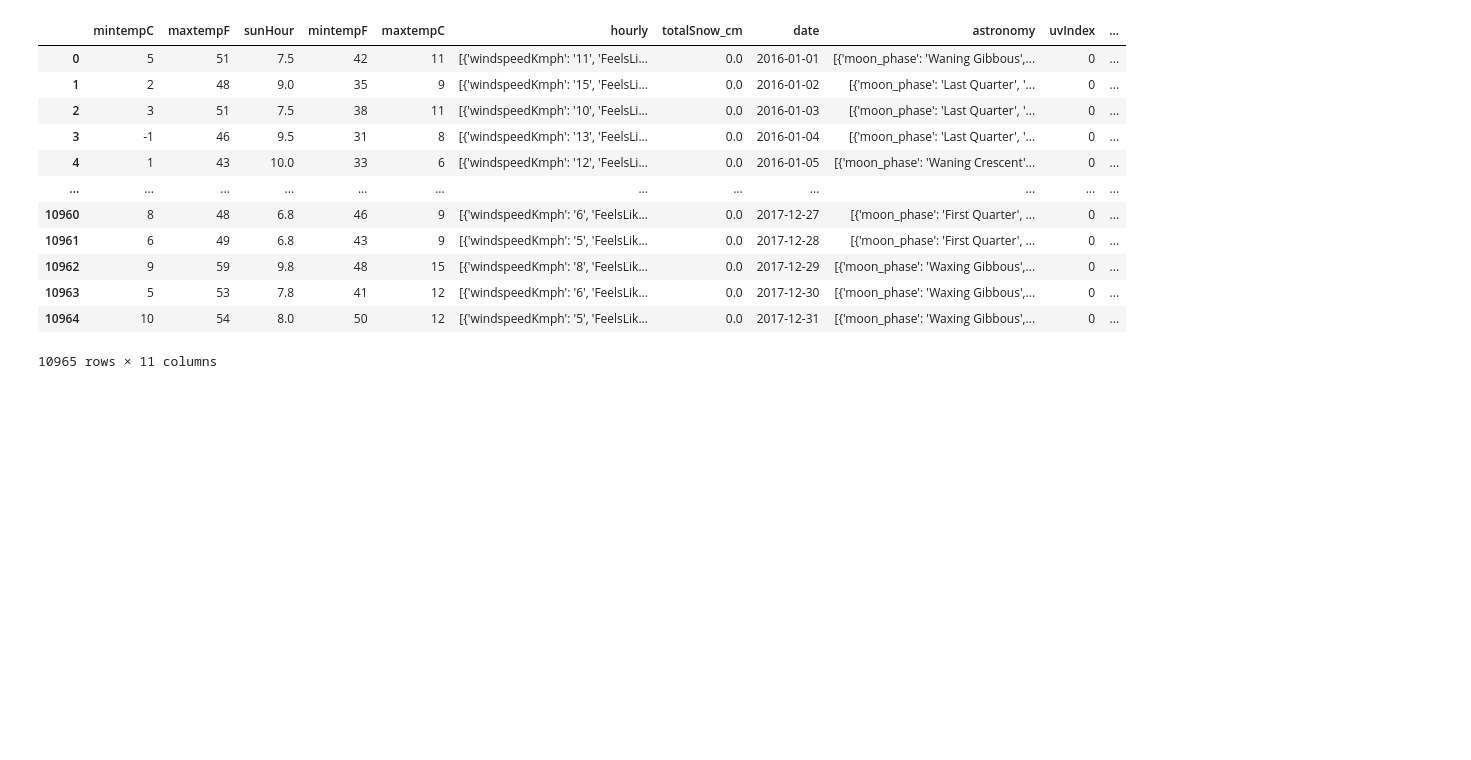
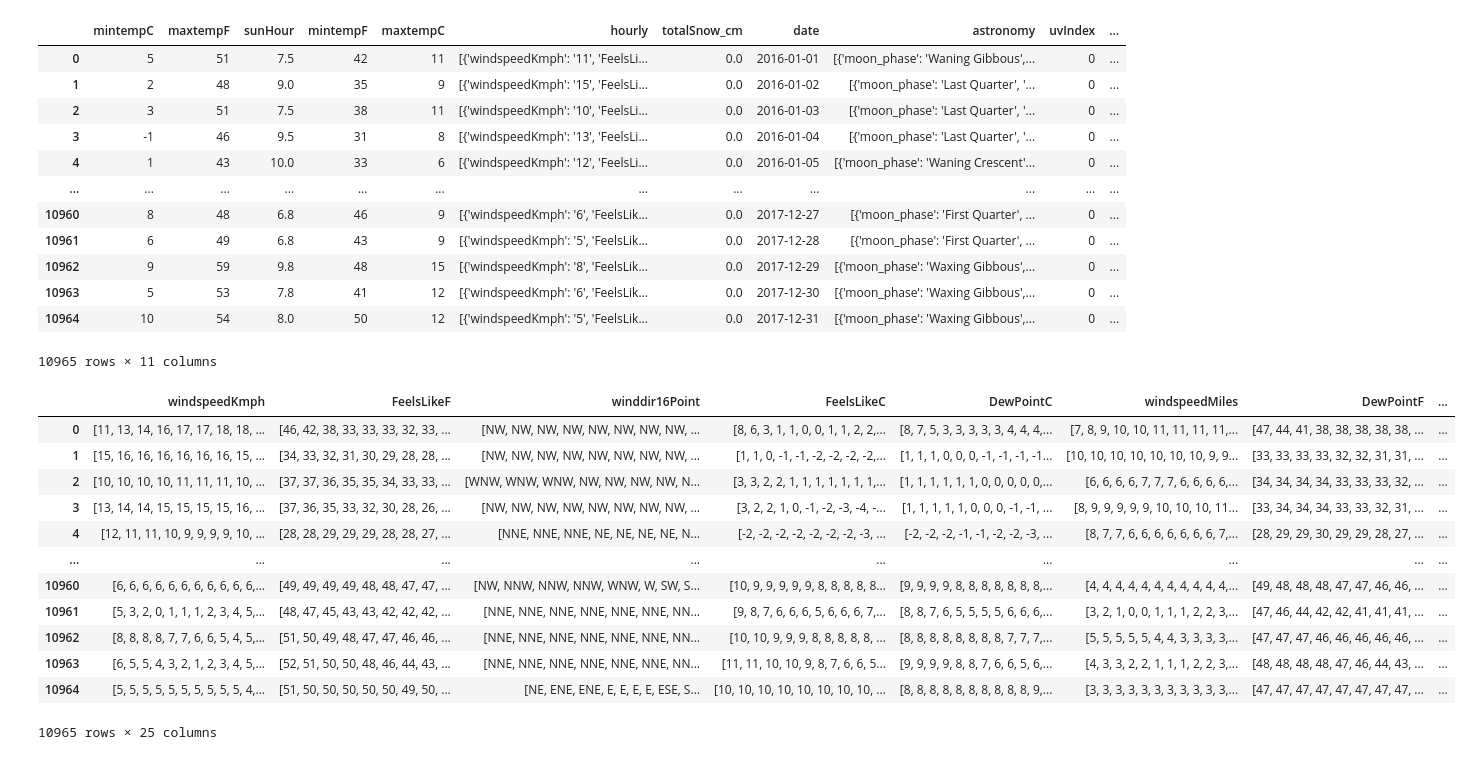
Before and after one commit to Ashrey30/PetaVue-Challenge, a Jupyter notebook: flight.ipynb, the cells around one changed output. Cells and saved outputs as stored; diff of their text form; code cells hidden in the pictures; blank space fills up the shorter version.

```diff
--- a/flight.ipynb
+++ b/flight.ipynb
@@ -125,0 +124,38 @@ weather_data['hourly'][0]
+# %%
+def merge_dicts(dicts):
+    merged_dict = {}
+
+    for dictionary in dicts:
+        for key, value in dictionary.items():
+            if key in merged_dict:
+                merged_dict[key].append(value)
+            else:
+                merged_dict[key] = [value]
+
+    for key, value in merged_dict.items():
+        merged_dict[key] = value
+
+    return merged_dict
+# %%
+hourly_list = []
+
+for i in range(len(weather_data)):
+    hourly_list.append(merge_dicts(weather_data['hourly'][i]))
+# %%
+df = pd.DataFrame(hourly_list)
+# %%
+df
+# %% [output]
+|  | windspeedKmph | FeelsLikeF | winddir16Point | FeelsLikeC | DewPointC | windspeedMiles | DewPointF | ... |
+| 0 | [11, 13, 14, 16, 17, 17, 18, 18, ... | [46, 42, 38, 33, 33, 33, 32, 33, ... | [NW, NW, NW, NW, NW, NW, NW, NW, ... | [8, 6, 3, 1, 1, 0, 0, 1, 1, 2, 2,... | [8, 7, 5, 3, 3, 3, 3, 3, 4, 4, 4,... | [7, 8, 9, 10, 10, 11, 11, 11, 11,... | [47, 44, 41, 38, 38, 38, 38, 38, ... | ... |
+| 1 | [15, 16, 16, 16, 16, 16, 16, 15, ... | [34, 33, 32, 31, 30, 29, 28, 28, ... | [NW, NW, NW, NW, NW, NW, NW, NW, ... | [1, 1, 0, -1, -1, -2, -2, -2, -2,... | [1, 1, 1, 0, 0, 0, -1, -1, -1, -1... | [10, 10, 10, 10, 10, 10, 10, 9, 9... | [33, 33, 33, 33, 32, 32, 31, 31, ... | ... |
+| 2 | [10, 10, 10, 10, 11, 11, 11, 10, ... | [37, 37, 36, 35, 35, 34, 33, 33, ... | [WNW, WNW, WNW, NW, NW, NW, NW, N... | [3, 3, 2, 2, 1, 1, 1, 1, 1, 1, 1,... | [1, 1, 1, 1, 1, 1, 0, 0, 0, 0, 0,... | [6, 6, 6, 6, 7, 7, 7, 6, 6, 6, 6,... | [34, 34, 34, 34, 33, 33, 33, 32, ... | ... |
+| 3 | [13, 14, 14, 15, 15, 15, 15, 16, ... | [37, 36, 35, 33, 32, 30, 28, 26, ... | [NW, NW, NW, NW, NW, NW, NW, NW, ... | [3, 2, 2, 1, 0, -1, -2, -3, -4, -... | [1, 1, 1, 1, 1, 0, 0, 0, -1, -1, ... | [8, 9, 9, 9, 9, 9, 10, 10, 10, 11... | [33, 34, 34, 34, 33, 33, 32, 31, ... | ... |
+| 4 | [12, 11, 11, 10, 9, 9, 9, 9, 10, ... | [28, 28, 29, 29, 29, 28, 28, 27, ... | [NNE, NNE, NNE, NE, NE, NE, NE, N... | [-2, -2, -2, -2, -2, -2, -2, -3, ... | [-2, -2, -2, -1, -1, -2, -2, -3, ... | [8, 7, 7, 6, 6, 6, 6, 6, 6, 6, 7,... | [28, 29, 29, 30, 29, 29, 28, 27, ... | ... |
+| ... | ... | ... | ... | ... | ... | ... | ... | ... |
+| 10960 | [6, 6, 6, 6, 6, 6, 6, 6, 6, 6, 6,... | [49, 49, 49, 49, 48, 48, 47, 47, ... | [NW, NNW, NNW, NNW, WNW, W, SW, S... | [10, 9, 9, 9, 9, 9, 8, 8, 8, 8, 8... | [9, 9, 9, 9, 8, 8, 8, 8, 8, 8, 8,... | [4, 4, 4, 4, 4, 4, 4, 4, 4, 4, 4,... | [49, 48, 48, 48, 47, 47, 46, 46, ... | ... |
+| 10961 | [5, 3, 2, 0, 1, 1, 1, 2, 3, 4, 5,... | [48, 47, 45, 43, 43, 42, 42, 42, ... | [NNE, NNE, NNE, NNE, NNE, NNE, NN... | [9, 8, 7, 6, 6, 6, 5, 6, 6, 6, 7,... | [8, 8, 7, 6, 5, 5, 5, 5, 6, 6, 6,... | [3, 2, 1, 0, 0, 1, 1, 1, 2, 2, 3,... | [47, 46, 44, 42, 42, 41, 41, 41, ... | ... |
+| 10962 | [8, 8, 8, 8, 7, 7, 6, 6, 5, 4, 5,... | [51, 50, 49, 48, 47, 47, 46, 46, ... | [NNE, NNE, NNE, NNE, NNE, NNE, NN... | [10, 10, 9, 9, 9, 8, 8, 8, 8, 8, ... | [8, 8, 8, 8, 8, 8, 8, 8, 7, 7, 7,... | [5, 5, 5, 5, 5, 4, 4, 3, 3, 3, 3,... | [47, 47, 47, 46, 46, 46, 46, 46, ... | ... |
+| 10963 | [6, 5, 5, 4, 3, 2, 1, 2, 3, 4, 5,... | [52, 51, 50, 50, 48, 46, 44, 43, ... | [NNE, NNE, NNE, NNE, NNE, NNE, NN... | [11, 11, 10, 10, 9, 8, 7, 6, 6, 5... | [9, 9, 9, 9, 8, 8, 7, 6, 6, 5, 6,... | [4, 3, 3, 2, 2, 1, 1, 1, 2, 2, 3,... | [48, 48, 48, 48, 47, 46, 44, 43, ... | ... |
+| 10964 | [5, 5, 5, 5, 5, 5, 5, 5, 5, 5, 4,... | [51, 50, 50, 50, 50, 50, 49, 50, ... | [NE, ENE, ENE, E, E, E, E, ESE, S... | [10, 10, 10, 10, 10, 10, 10, 10, ... | [8, 8, 8, 8, 8, 8, 8, 8, 8, 8, 9,... | [3, 3, 3, 3, 3, 3, 3, 3, 3, 3, 3,... | [47, 47, 47, 47, 47, 47, 47, 47, ... | ... |
+10965 rows × 25 columns
```
Also changed, not shown: parts of 7 cells of this notebook.
